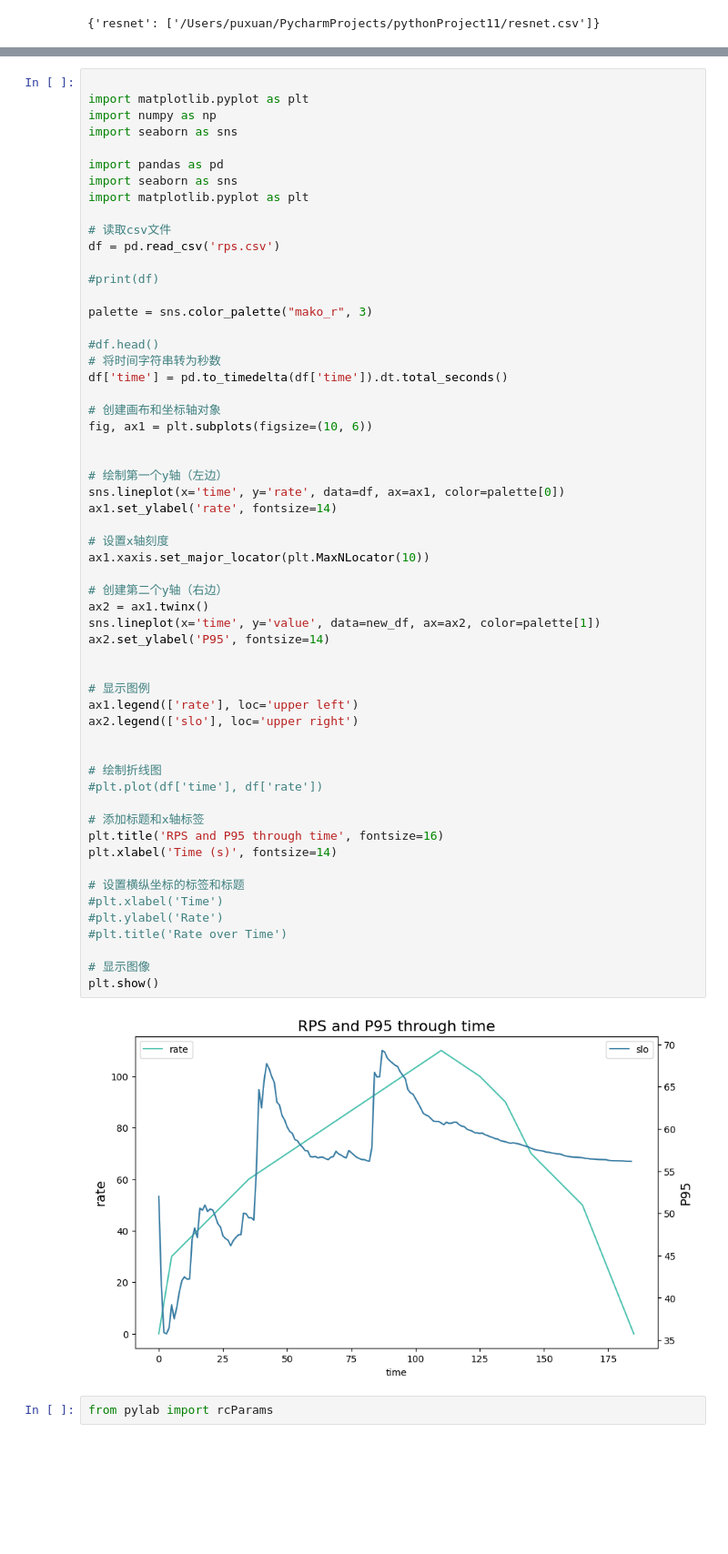
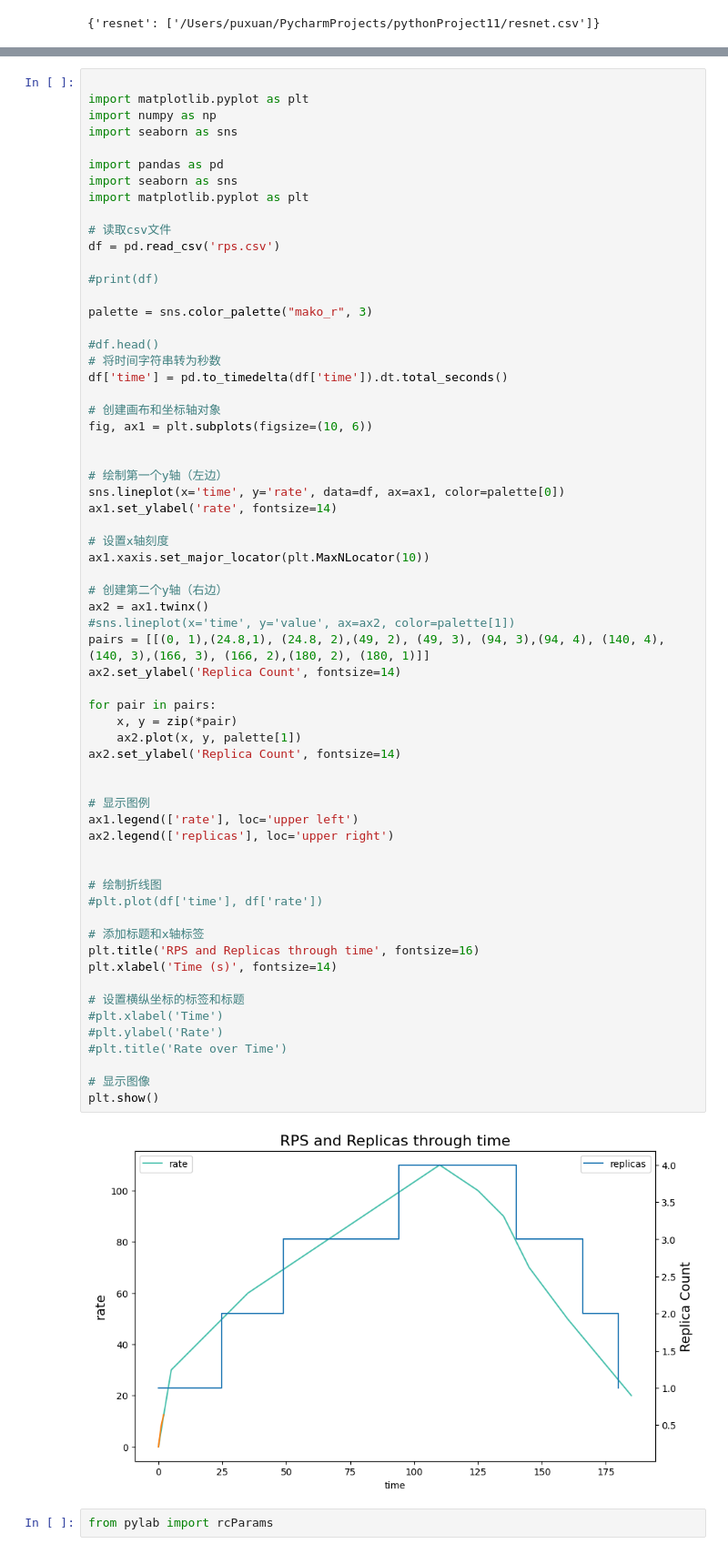
Before and after one commit to YukioZzz/FaST, a Jupyter notebook: post-processing/scheduler-test/tail_latency_analyze.ipynb, the cells around one changed output, grey strips where cells are left out. Shown at 91% size. Cells and saved outputs as stored; diff of their text form; blank space fills up the shorter version.

Commit message:
image for violation-replica-rps

```diff
--- a/post-processing/scheduler-test/tail_latency_analyze.ipynb
+++ b/post-processing/scheduler-test/tail_latency_analyze.ipynb
@@ -194,38 +305,44 @@ fig, ax1 = plt.subplots(figsize=(10, 6))
 
 # 绘制第一个y轴（左边）
 sns.lineplot(x='time', y='rate', data=df, ax=ax1, color=palette[0])
 ax1.set_ylabel('rate', fontsize=14)
 
 # 设置x轴刻度
 ax1.xaxis.set_major_locator(plt.MaxNLocator(10))
 
 # 创建第二个y轴（右边）
 ax2 = ax1.twinx()
-sns.lineplot(x='time', y='value', data=new_df, ax=ax2, color=palette[1])
-ax2.set_ylabel('P95', fontsize=14)
+#sns.lineplot(x='time', y='value', ax=ax2, color=palette[1])
+pairs = [[(0, 1),(24.8,1), (24.8, 2),(49, 2), (49, 3), (94, 3),(94, 4), (140, 4),(140, 3),(166, 3), (166, 2),(180, 2), (180, 1)]]
+ax2.set_ylabel('Replica Count', fontsize=14)
+
+for pair in pairs:
+    x, y = zip(*pair)
+    ax2.plot(x, y, palette[1])
+ax2.set_ylabel('Replica Count', fontsize=14)
 
 
 # 显示图例
 ax1.legend(['rate'], loc='upper left')
-ax2.legend(['slo'], loc='upper right')
+ax2.legend(['replicas'], loc='upper right')
 
 
 # 绘制折线图
 #plt.plot(df['time'], df['rate'])
 
 # 添加标题和x轴标签
-plt.title('RPS and P95 through time', fontsize=16)
+plt.title('RPS and Replicas through time', fontsize=16)
 plt.xlabel('Time (s)', fontsize=14)
 
 # 设置横纵坐标的标签和标题
 #plt.xlabel('Time')
 #plt.ylabel('Rate')
 #plt.title('Rate over Time')
 
 # 显示图像
 plt.show()
 # %% [output]
-[figure, old version]
+[figure, new version]
 # %%
 from pylab import rcParams
 # %%
```
Also changed, not shown: parts of 3 cells of this notebook, 3 other files.
